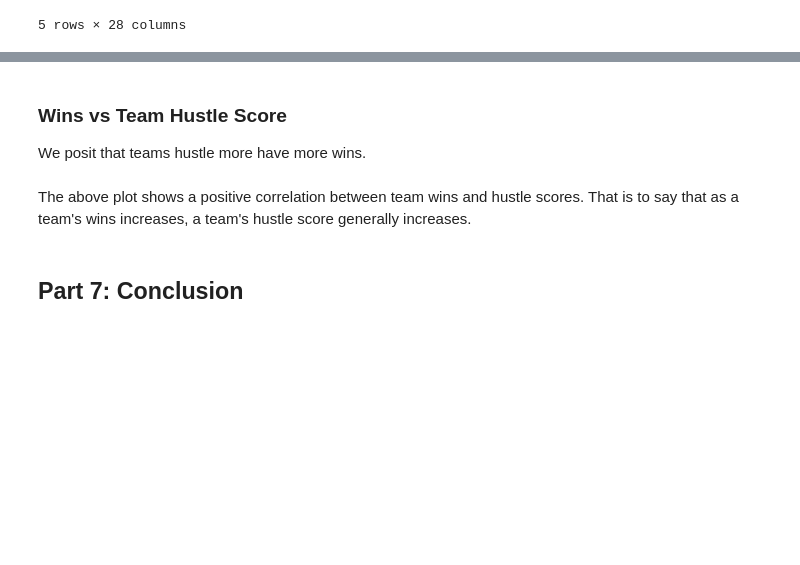
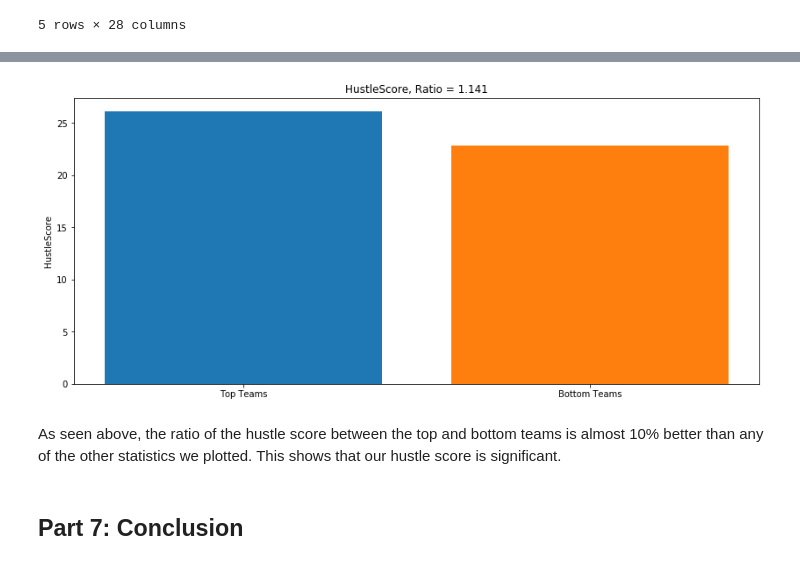
Before and after one commit to yairfax/CMSC320-final-project, a Jupyter notebook: Final Project-test.ipynb, the cells around one changed output, grey strips where cells are left out. Saved outputs shown, nothing was run; the diff lists cells and outputs as text; code cells hidden in the pictures; blank space fills up the shorter version.

```diff
--- a/Final Project-test.ipynb
+++ b/Final Project-test.ipynb
@@ -838,5 +790,0 @@ Differences between Top and Bottom Teams
-# %% [markdown]
-### Wins vs Team Hustle Score
-We posit that teams hustle more have more wins.
-# %% [markdown]
-The above plot shows a positive correlation between team wins and hustle scores.  That is to say that as a team's wins  increases, a team's hustle score generally increases.
@@ -843,2 +793,9 @@ The above plot shows a positive correlation between team wins and hustle scores.
+# %%
+fig, ax = plt.subplots()
+graph(ax, 'HustleScore', 'HustleScore')
+# %% [output]
+[figure, added]
+# %% [markdown]
+As seen above, the ratio of the hustle score between the top and bottom teams is almost 10% better than any of the other statistics we plotted. This shows that our hustle score is significant.
 # %% [markdown]
 ## Part 7: Conclusion
```
Also changed, not shown: parts of 13 cells of this notebook.
